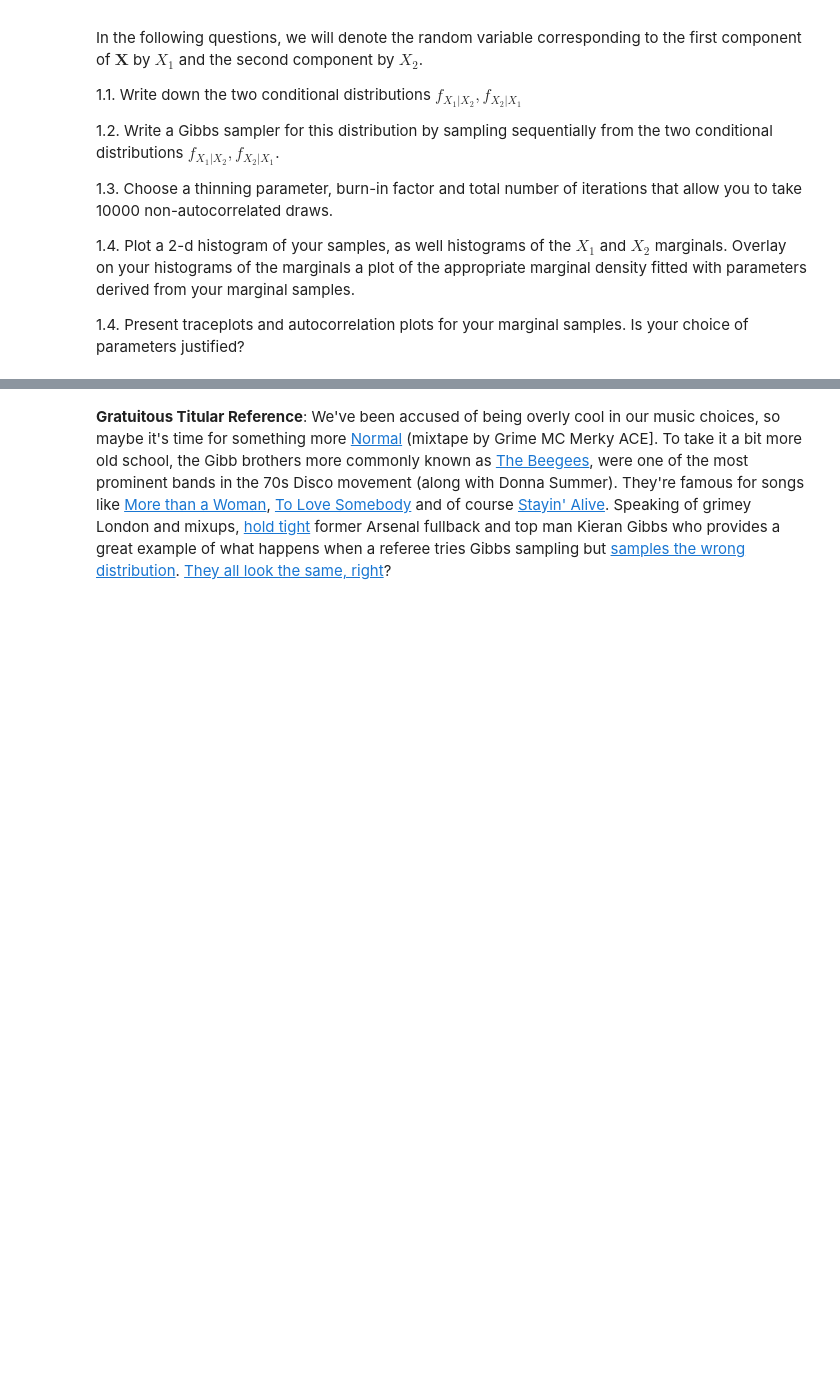
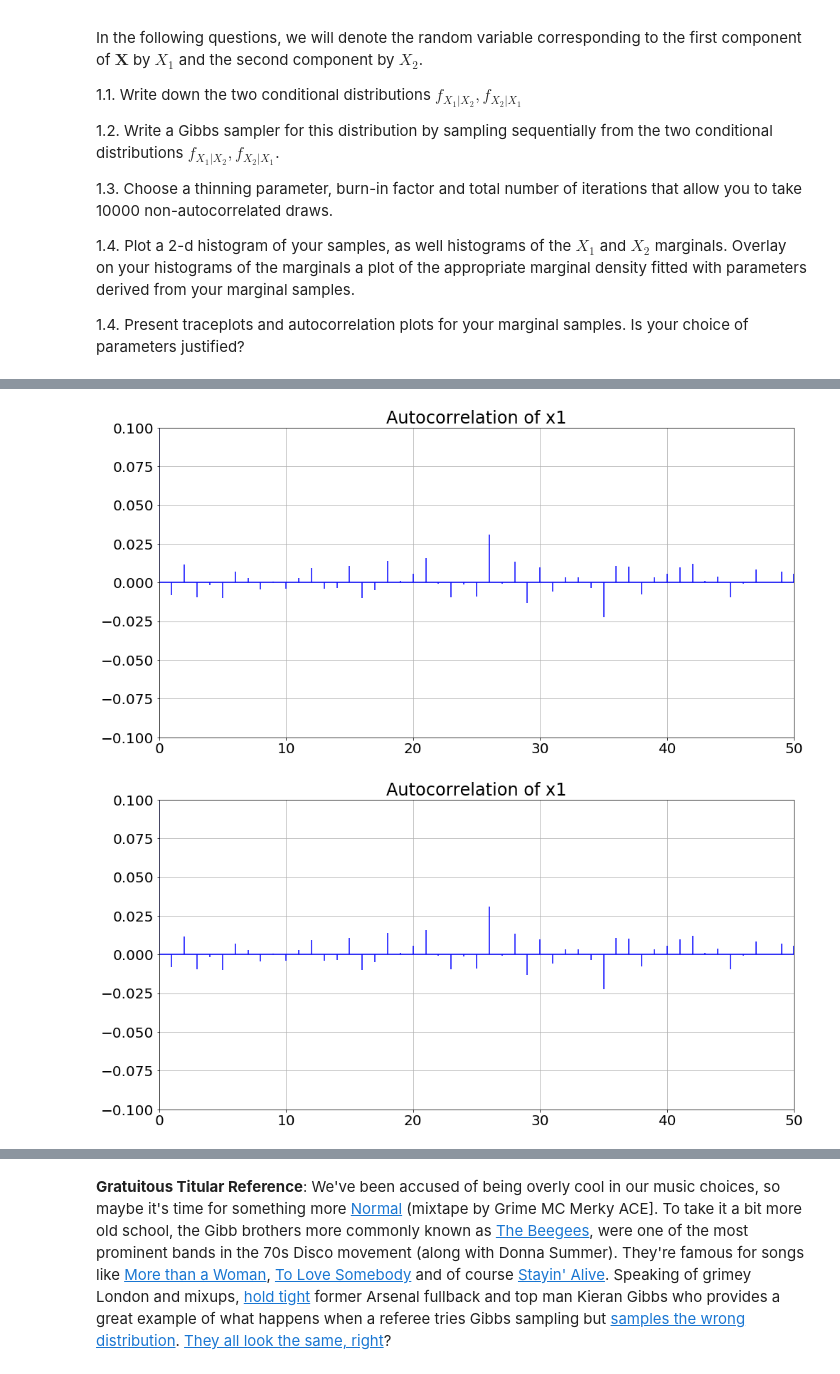
Before and after one commit to IACS-AM-207-Braavos/AM-207, a Jupyter notebook: hw9/AM207_HW9_MSE.ipynb, the cells around one changed output, grey strips where cells are left out. Drawn from its saved outputs; the diff is of its cells as text; code cells hidden in the pictures; blank space fills up the shorter version.

```diff
--- a/hw9/AM207_HW9_MSE.ipynb
+++ b/hw9/AM207_HW9_MSE.ipynb
@@ -99,0 +339,16 @@ In the following questions, we will denote the random variable corresponding to
+# %%
+def plot_autocorr(samples, var_name: str, maxlags: int = 50):
+    """Plot the autocorrelation for this variable"""
+    fig, ax = plt.subplots()
+    fig.set_size_inches([16, 8])
+    ax.set_title(f'Autocorrelation of {var_name}')
+    ax.acorr(samples - np.mean(samples), normed=True, maxlags=maxlags, color='b')
+    ax.set_xlim([0, maxlags])
+    ax.set_ylim([-0.1, 0.1])
+    ax.grid()
+
+plot_autocorr(marginal_x1, 'x1', 50)
+plot_autocorr(marginal_x1, 'x1', 50)
+# %% [output]
+[figure, added]
+[figure, added]
```
Also changed, not shown: parts of 15 cells of this notebook, 4 other files.
